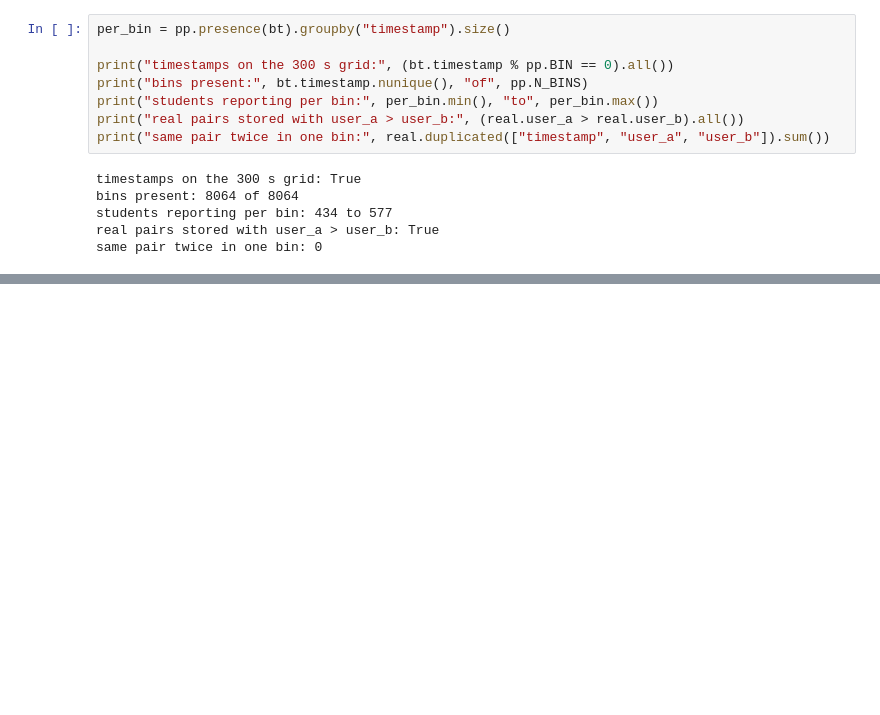
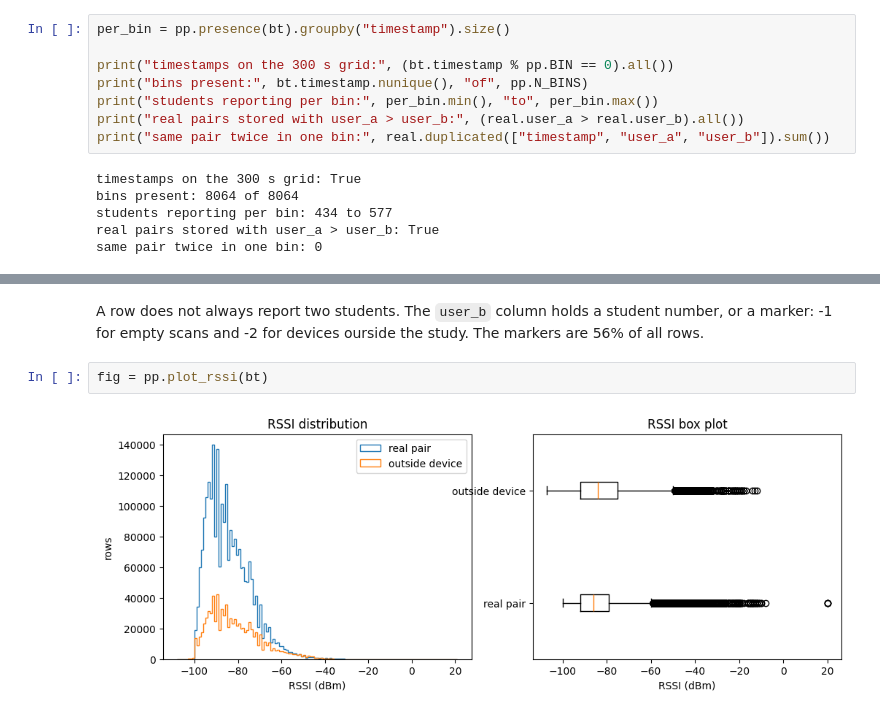
Before and after one commit to s9ib0T/uu-data-mining-1, a Jupyter notebook: notebooks/preprocess.ipynb, the cells around one changed output, grey strips where cells are left out. Cells and saved outputs as stored; diff of their text form; blank space fills up the shorter version.

```diff
--- a/notebooks/preprocess.ipynb
+++ b/notebooks/preprocess.ipynb
@@ -88,0 +107,6 @@ same pair twice in one bin: 0
+# %% [markdown]
+A row does not always report two students. The `user_b` column holds a student number, or a marker: -1 for empty scans and -2 for devices ourside the study. The markers are 56% of all rows.
+# %%
+fig = pp.plot_rssi(bt)
+# %% [output]
+[figure, added]
```
Also changed, not shown: parts of 15 cells of this notebook, 2 other files.
